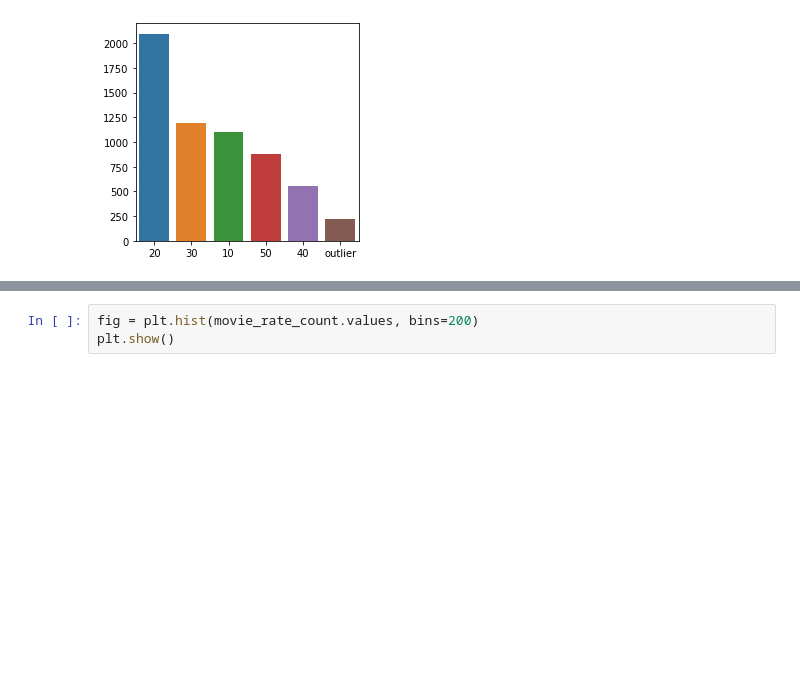
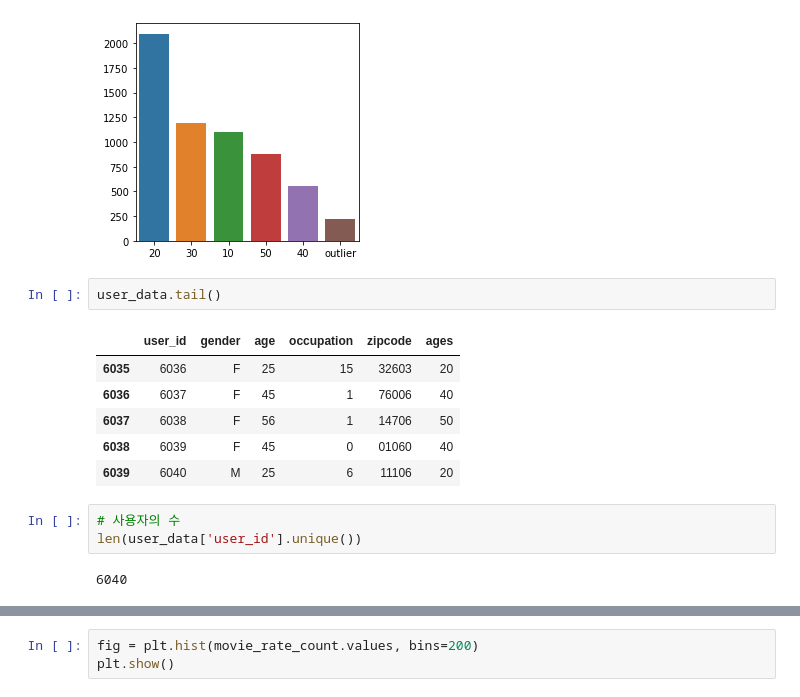
Before and after one commit to PIUphil/toheaven, a Jupyter notebook: 2.5 DataScience/14. 영화평점예측.ipynb, the cells around one changed output, grey strips where cells are left out. Saved outputs shown, nothing was run; the diff lists cells and outputs as text; blank space fills up the shorter version.

```diff
--- a/2.5 DataScience/14. 영화평점예측.ipynb
+++ b/2.5 DataScience/14. 영화평점예측.ipynb
@@ -297,3 +279,17 @@ sns.barplot(user_ages.index, user_ages.values)
 plt.show()
 # %% [output]
 [figure]
+# %%
+user_data.tail()
+# %% [output]
+|  | user_id | gender | age | occupation | zipcode | ages |
+| 6035 | 6036 | F | 25 | 15 | 32603 | 20 |
+| 6036 | 6037 | F | 45 | 1 | 76006 | 40 |
+| 6037 | 6038 | F | 56 | 1 | 14706 | 50 |
+| 6038 | 6039 | F | 45 | 0 | 01060 | 40 |
+| 6039 | 6040 | M | 25 | 6 | 11106 | 20 |
+# %%
+# 사용자의 수
+len(user_data['user_id'].unique())
+# %% [output]
+6040
```
Also changed, not shown: parts of 40 cells of this notebook.
